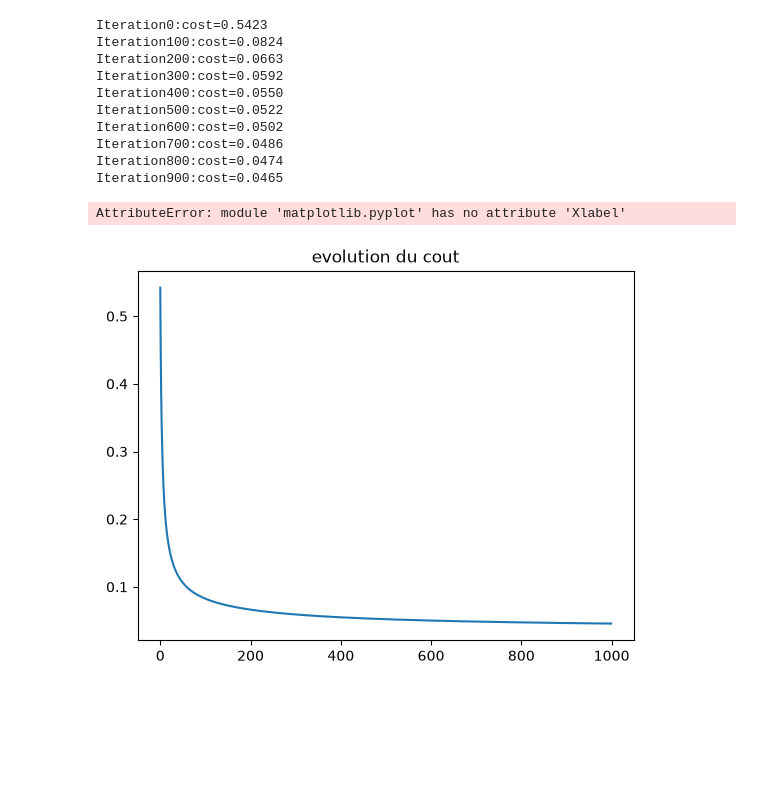
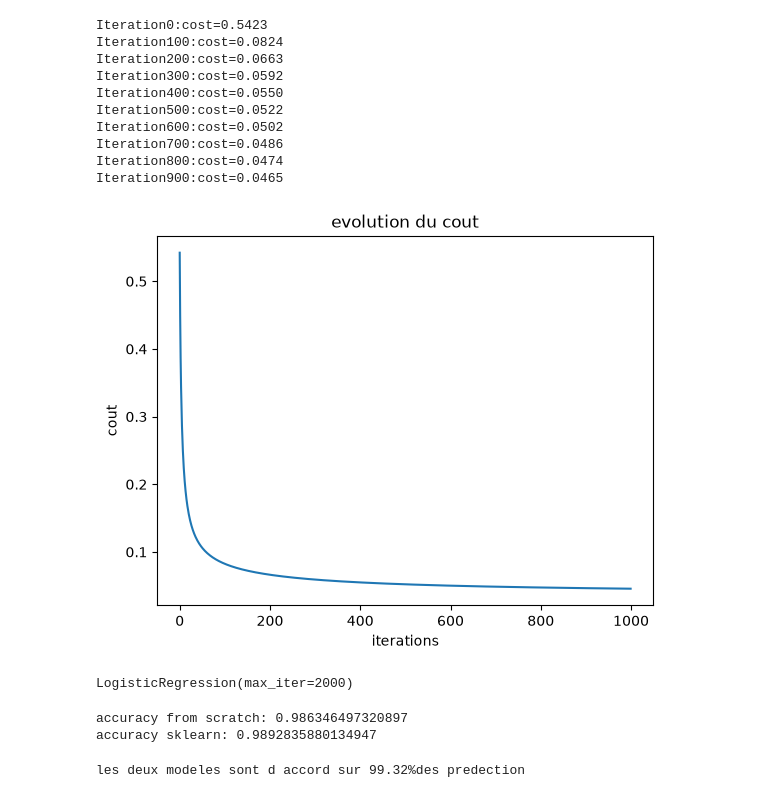
Before and after one commit to melissa221-cloud/network-anomaly-detection, a Jupyter notebook: 02_from_scratch.ipynb, the cells around one changed output. Drawn from its saved outputs; the diff is of its cells as text; code cells hidden in the pictures; blank space fills up the shorter version.

```diff
--- a/02_from_scratch.ipynb
+++ b/02_from_scratch.ipynb
@@ -75,9 +75,29 @@ Iteration900:cost=0.0465
 # %%
 plt.plot(cost_history)
 plt.title('evolution du cout')
-plt.Xlabel('iterations')
-plt.Ylabel('cout')
+plt.xlabel('iterations')
+plt.ylabel('cout')
 plt.show()
 # %% [output]
-AttributeError: module 'matplotlib.pyplot' has no attribute 'Xlabel'
-[figure, old version]
+[figure, new version]
+# %%
+from sklearn.linear_model import LogisticRegression
+sklearn_model = LogisticRegression(max_iter=2000)
+sklearn_model.fit(X_train,y_train)
+# %% [output]
+LogisticRegression(max_iter=2000)
+# %%
+from sklearn.metrics import  accuracy_score
+z=np.dot(X_test,w)+b
+y_pred_scratch = (sigmoid(z) >= 0.5).astype(int)
+y_pred_sklearn = sklearn_model.predict(X_test)
+print ("accuracy from scratch:", accuracy_score(y_test, y_pred_scratch))
+print("accuracy sklearn:",accuracy_score(y_test,y_pred_sklearn))
+# %% [output]
+accuracy from scratch: 0.986346497320897
+accuracy sklearn: 0.9892835880134947
+# %%
+agreement=(y_pred_scratch == y_pred_sklearn).mean()
+print(f"les deux modeles sont d accord sur {agreement*100:.2f}%des predection")
+# %% [output]
+les deux modeles sont d accord sur 99.32%des predection
```
